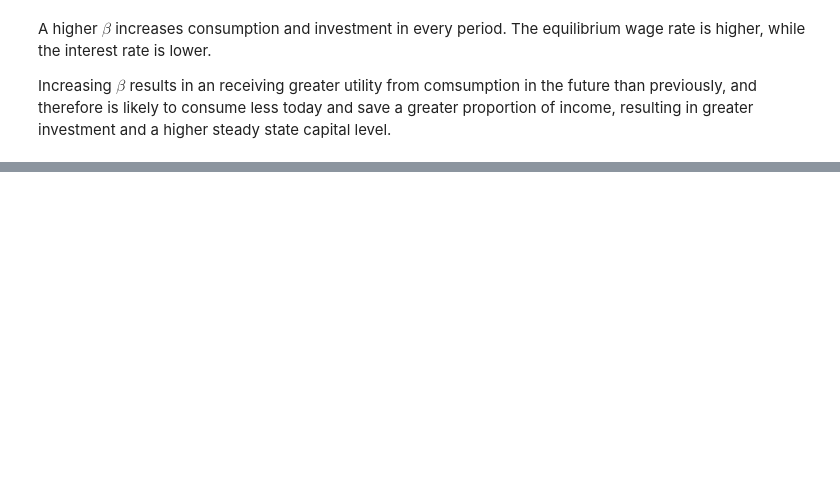
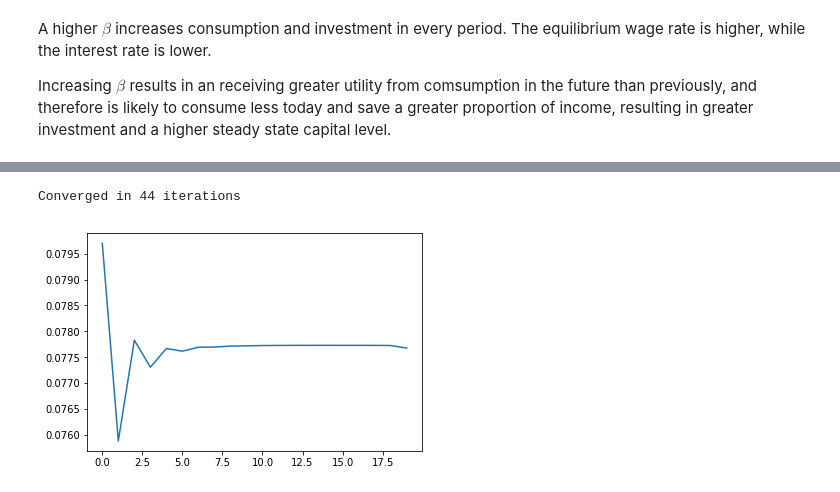
Before and after one commit to natashawatkins/BootCamp2018, a Jupyter notebook: Probsets/Econ/Probset3/OLG-homework.ipynb, the cells around one changed output, grey strips where cells are left out. Cells and saved outputs as stored; diff of their text form; code cells hidden in the pictures; blank space fills up the shorter version.

```diff
--- a/Probsets/Econ/Probset3/OLG-homework.ipynb
+++ b/Probsets/Econ/Probset3/OLG-homework.ipynb
@@ -104,8 +110,8 @@ def get_SS(params, bvec_guess, SS_graphs=False):
         K = np.sum(bvec)        # Total capital
         w_t = w(α, A, L, K)     # Equilibrium wage rate
         r_t = r(α, A, L, K, δ)  # Equilibrium interest rate
-        eq1 = u_prime(n1 * w_t - b2) - β * (1 + r_t) * u_prime(n2 * w_t + (1 + r_t) * b2 - b3)
-        eq2 = u_prime(n2 * w_t + (1 + r_t) * b2 - b3) - β * (1 + r_t) * u_prime((1 + r_t) * b3 + n3 * w_t)
+        eq1 = euler_b2(w_t, r_t, b2, b3)
+        eq2 = euler_b3(w_t, r_t, b2, b3)
         return eq1, eq2
 
     b_ss = root(equations, x0=bvec_guess, tol=SS_tol).x  # Solve for steady state b
@@ -191,0 +250,44 @@ Increasing $\beta$ results in an receiving greater utility from comsumption in t
+# %%
+def find_b32(b32, b21, w1, w2, r1, r2):
+    return euler_b3(w1, w2, r1, r2, b21, b32)
+# %%
+def find_ss_path(b21, b31, T, ξ=0.2, ɛ=1e-9, max_iter=100):
+
+    m = 3
+    dist = 1e3
+    i = 0
+    K = np.linspace(K1, Kbar, T+m)     # Initial guess at K
+
+    # Initialise a matrix to store b's
+    bmat = np.zeros((T+m, 2))
+    bmat[0, :] = b21, b31
+
+    # Solve for the value of b32
+
+    w_t = w(α, A, L, K)
+    r_t = r(α, A, L, K, δ)
+
+    bmat[1, 1] = root(find_b32, 0, args=(b21, w_t[0], w_t[1], r_t[0], r_t[1])).x
+
+    while (i < max_iter) and (dist > ɛ):
+        bmat = update_bmat(b21, b31, K, bmat, T, m)
+        K_prime = bmat.sum(axis=1)
+        dist = ((K_prime - K)**2).sum()
+        K = ξ * K_prime + (1 - ξ) * K
+        i += 1
+
+    if dist < ɛ:
+        print(f'Converged in {i} iterations')
+    else:
+        print('Did not converge')
+
+    return K[:-m], bmat[:-1]  # Solved past the steady state
+# %%
+K_star = find_ss_path(b21, b31, 20)
+# %% [output]
+Converged in 44 iterations
+# %%
+plt.plot(K_star[0])
+plt.show()
+# %% [output]
+[figure, added]
```
Also changed, not shown: parts of 13 cells of this notebook.
